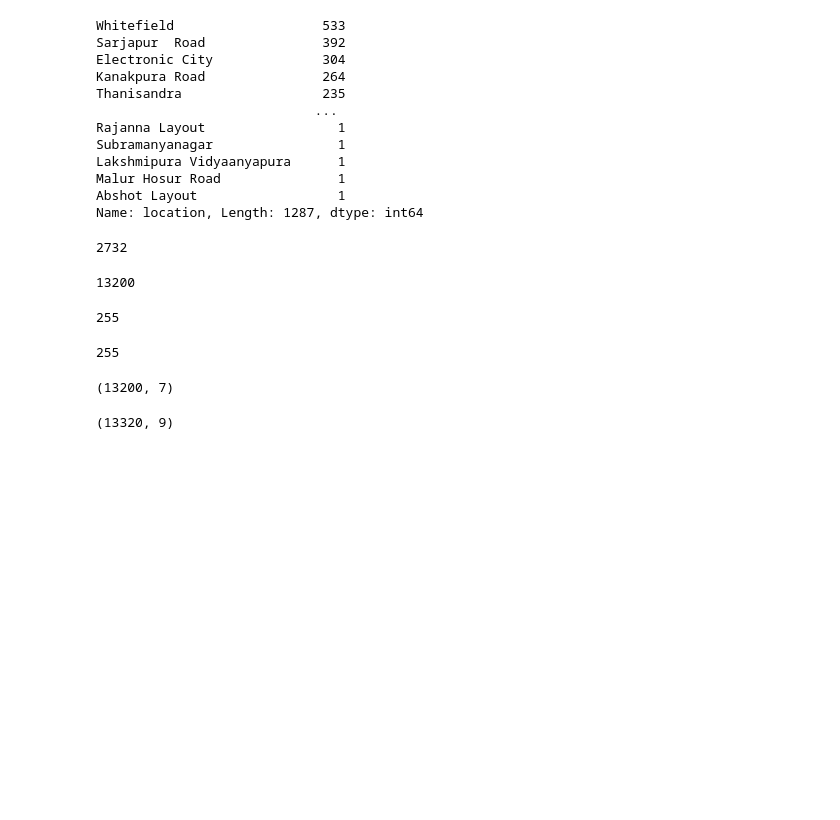
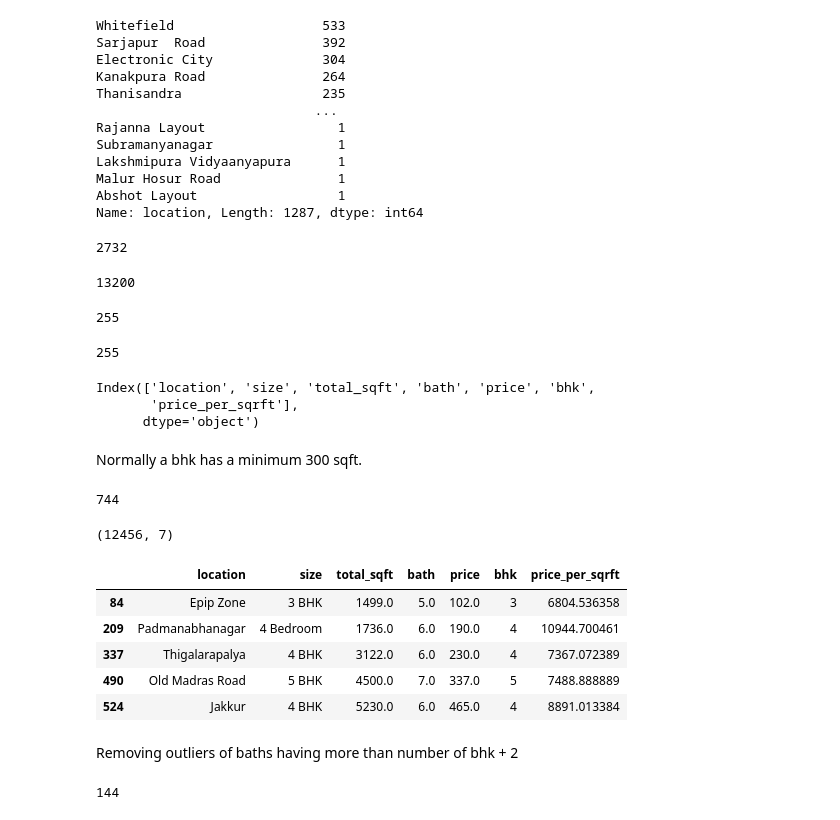
Before and after one commit to allan-mathews/Kaggle-Projects, a Jupyter notebook: bengaluru_house_pricing.ipynb, the cells around one changed output. Drawn from its saved outputs; the diff is of its cells as text; code cells hidden in the pictures; blank space fills up the shorter version.

```diff
--- a/bengaluru_house_pricing.ipynb
+++ b/bengaluru_house_pricing.ipynb
@@ -192,10 +192,35 @@ len(df3.location.unique())
 # %% [output]
 255
 # %%
-df3.shape
+df3.columns
 # %% [output]
-(13200, 7)
+Index(['location', 'size', 'total_sqft', 'bath', 'price', 'bhk',
+       'price_per_sqrft'],
+      dtype='object')
+# %% [markdown]
+Normally a bhk has a minimum 300 sqft.
+# %%
+len(df3[df3.total_sqft/df3.bhk<300])
+# %% [output]
+744
+# %%
+df4=df3[~(df3.total_sqft/df3.bhk<300)]
 # %%
-df.shape
+df4.shape
 # %% [output]
-(13320, 9)
+(12456, 7)
+# %%
+df4[df4.bath==df4.bhk+2].head()
+# %% [output]
+|  | location | size | total_sqft | bath | price | bhk | price_per_sqrft |
+| 84 | Epip Zone | 3 BHK | 1499.0 | 5.0 | 102.0 | 3 | 6804.536358 |
+| 209 | Padmanabhanagar | 4 Bedroom | 1736.0 | 6.0 | 190.0 | 4 | 10944.700461 |
+| 337 | Thigalarapalya | 4 BHK | 3122.0 | 6.0 | 230.0 | 4 | 7367.072389 |
+| 490 | Old Madras Road | 5 BHK | 4500.0 | 7.0 | 337.0 | 5 | 7488.888889 |
+| 524 | Jakkur | 4 BHK | 5230.0 | 6.0 | 465.0 | 4 | 8891.013384 |
+# %% [markdown]
+Removing outliers of baths having more than number of bhk  + 2
+# %%
+len(df4[df4.bath==df4.bhk+2])
+# %% [output]
+144
```
Also changed, not shown: parts of 1 cell of this notebook.
